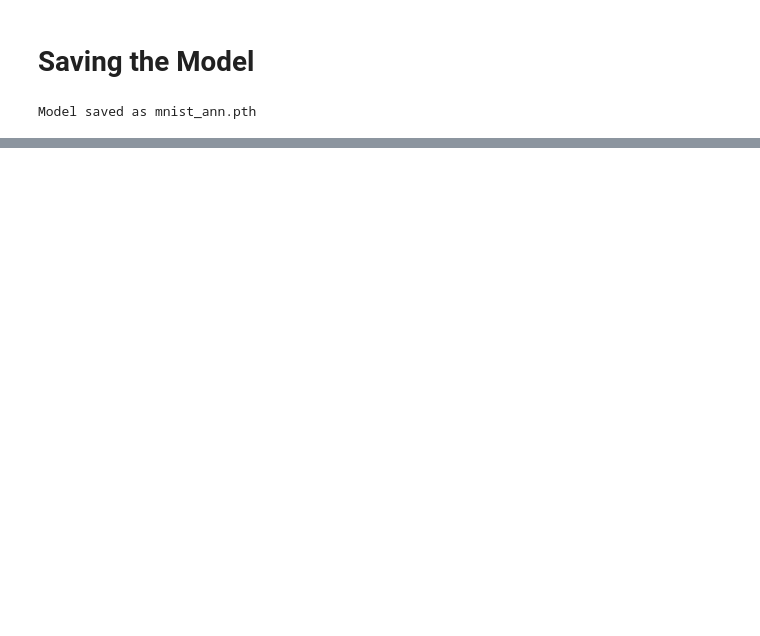
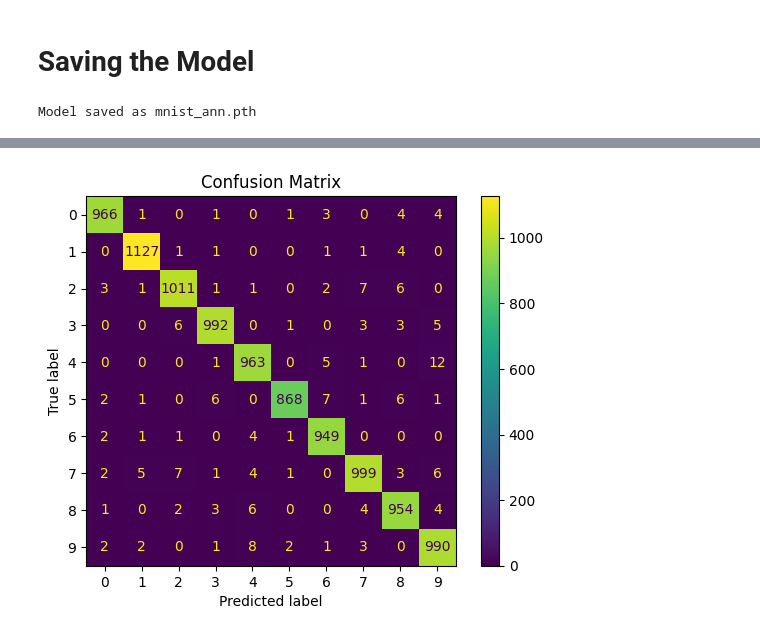
Before and after one commit to VedantPancholi/MNIST_ANN-USING-PYTORCH, a Jupyter notebook: mnist-ann-pytorch.ipynb, the cells around one changed output, grey strips where cells are left out. Cells and saved outputs as stored; diff of their text form; code cells hidden in the pictures; blank space fills up the shorter version.

```diff
--- a/mnist-ann-pytorch.ipynb
+++ b/mnist-ann-pytorch.ipynb
@@ -337,0 +262,23 @@ Model saved as mnist_ann.pth
+# %%
+from sklearn.metrics import confusion_matrix, ConfusionMatrixDisplay
+
+# Generate predictions
+all_preds = []
+all_labels = []
+model.eval()
+with torch.no_grad():
+    for images, labels in test_loader:
+        images, labels = images.to(device), labels.to(device)
+        outputs = model(images)
+        _, predicted = torch.max(outputs.data, 1)
+        all_preds.extend(predicted.cpu().numpy())
+        all_labels.extend(labels.cpu().numpy())
+
+# Create Confusion Matrix
+cm = confusion_matrix(all_labels, all_preds)
+disp = ConfusionMatrixDisplay(confusion_matrix=cm, display_labels=range(10))
+disp.plot(cmap="viridis")
+plt.title("Confusion Matrix")
+plt.show()
+# %% [output]
+[figure, added]
```
Also changed, not shown: parts of 10 cells of this notebook.
